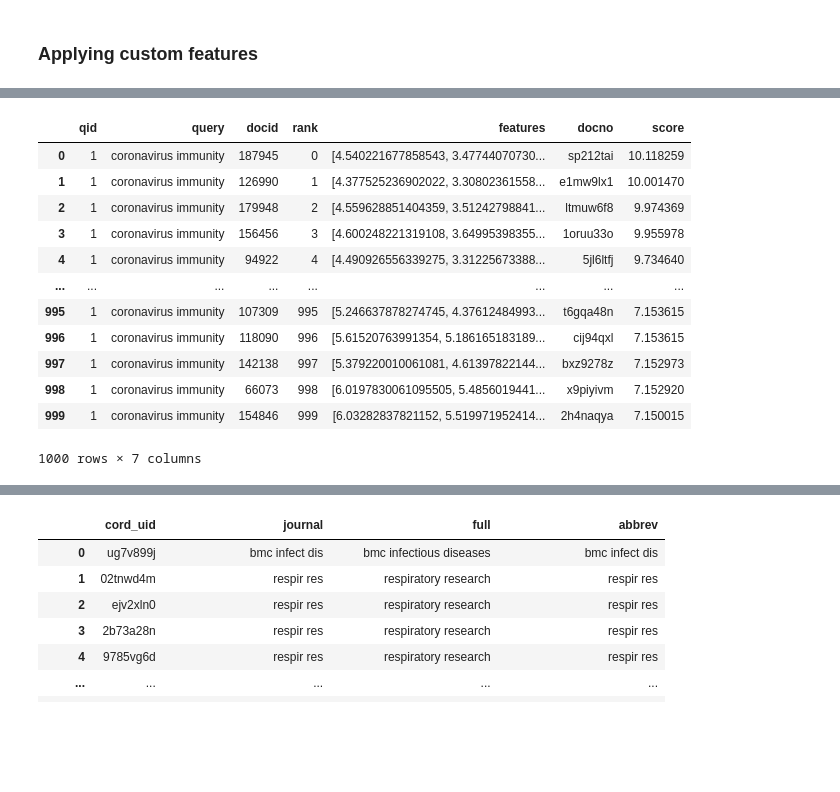
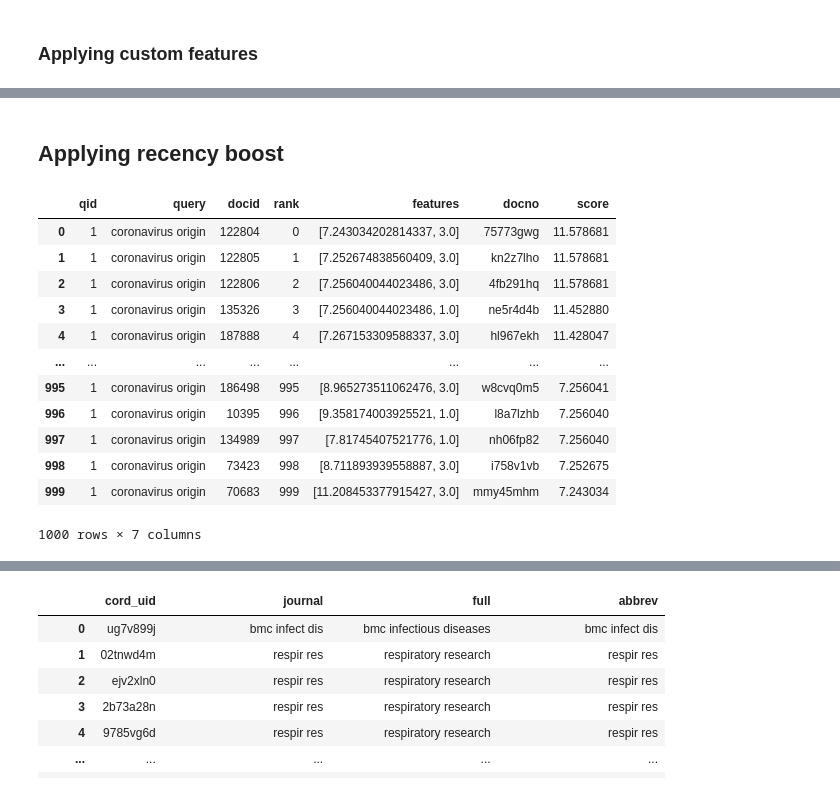
Before and after one commit to nicolasrehbach/WIR-Project, a Jupyter notebook: WIR_project.ipynb, the cells around one changed output, grey strips where cells are left out. Cells and saved outputs as stored; diff of their text form; code cells hidden in the pictures; blank space fills up the shorter version.

```diff
--- a/WIR_project.ipynb
+++ b/WIR_project.ipynb
@@ -330,9 +266,7 @@ Applying the Fastrank algorithm
 # %%
 train_request = fastrank.TrainRequest.coordinate_ascent()
 params = train_request.params
+train_request.measure = 'ndcg'
 params.init_random = True
 params.normalize = True
 params.seed = 1234567
-
-ca_pipe = fbr >> pt.ltr.apply_learned_model(train_request, form="fastrank")
-ca_pipe.fit(train_topics, qrels)
@@ -359,4 +273,27 @@ Applying Random Forest
+# %%
+train_request_forest = fastrank.TrainRequest.random_forest()
+params = train_request_forest.params
+train_request_forest.measure = 'ndcg'
+params.num_trees = 5
+params.feature_sampling_rate = 0.5
+params.instance_sampling_rate = 0.5
+params.seed = 1234567
 # %%
 rf = RandomForestRegressor(n_estimators= 300)
 rf_pipe = fbr >> pt.ltr.apply_learned_model(rf)
 rf_pipe.fit(train_topics, qrels)
+# %%
+lmart_x_pipe = fbr >> pt.ltr.apply_learned_model(lmart_x, form="ltr")
+lmart_x_pipe.fit(train_topics, train_qrels, validation_topics, validation_qrels)
+
+lmart_l_pipe = fbr >> pt.ltr.apply_learned_model(lmart_l, form="ltr")
+lmart_l_pipe.fit(train_topics, train_qrels, validation_topics, validation_qrels)
+
+rf_pipe = fbr >> pt.ltr.apply_learned_model(rf)
+rf_pipe.fit(train_topics, qrels)
+
+ca_pipe = fbr >> pt.ltr.apply_learned_model(train_request, form="fastrank")
+ca_pipe.fit(train_topics, qrels)
+
+fr_rf_pipe = fbr >> pt.ltr.apply_learned_model(train_request_forest, form="fastrank")
+fr_rf_pipe.fit(train_topics, qrels)
@@ -363,3 +336,5 @@ rf_pipe.fit(train_topics, qrels)
+# %% [markdown]
+## Applying recency boost
 # %%
 metadata['publish_year'] = pd.to_datetime(metadata['publish_time'])
 metadata['publish_year'] = metadata['publish_year'].dt.strftime('%Y')
@@ -371,7 +346,6 @@ metadata['publish_year_feature'] = 0
 metadata.loc[metadata['publish_year'] < 2019, 'publish_year_feature'] = 1
 metadata.loc[metadata['publish_year'] == 2019, 'publish_year_feature'] = 2
 metadata.loc[metadata['publish_year'] >= 2020, 'publish_year_feature'] = 3
-metadata.loc[metadata['publish_year'] >= 2021, 'publish_year_feature'] = 3
 # %%
 date_dict = {}
 
@@ -389,20 +363,20 @@ def _features(row):
 # %%
 p = fbr >> pt.apply.doc_features(_features)
 # %%
-p.transform("coronavirus immunity")
+p.transform("coronavirus origin")
 # %% [output]
 |  | qid | query | docid | rank | features | docno | score |
-| 0 | 1 | coronavirus immunity | 187945 | 0 | [4.540221677858543, 3.47744070730... | sp212tai | 10.118259 |
-| 1 | 1 | coronavirus immunity | 126990 | 1 | [4.377525236902022, 3.30802361558... | e1mw9lx1 | 10.001470 |
-| 2 | 1 | coronavirus immunity | 179948 | 2 | [4.559628851404359, 3.51242798841... | ltmuw6f8 | 9.974369 |
-| 3 | 1 | coronavirus immunity | 156456 | 3 | [4.600248221319108, 3.64995398355... | 1oruu33o | 9.955978 |
-| 4 | 1 | coronavirus immunity | 94922 | 4 | [4.490926556339275, 3.31225673388... | 5jl6ltfj | 9.734640 |
+| 0 | 1 | coronavirus origin | 122804 | 0 | [7.243034202814337, 3.0] | 75773gwg | 11.578681 |
+| 1 | 1 | coronavirus origin | 122805 | 1 | [7.252674838560409, 3.0] | kn2z7lho | 11.578681 |
+| 2 | 1 | coronavirus origin | 122806 | 2 | [7.256040044023486, 3.0] | 4fb291hq | 11.578681 |
+| 3 | 1 | coronavirus origin | 135326 | 3 | [7.256040044023486, 1.0] | ne5r4d4b | 11.452880 |
+| 4 | 1 | coronavirus origin | 187888 | 4 | [7.267153309588337, 3.0] | hl967ekh | 11.428047 |
 | ... | ... | ... | ... | ... | ... | ... | ... |
-| 995 | 1 | coronavirus immunity | 107309 | 995 | [5.246637878274745, 4.37612484993... | t6gqa48n | 7.153615 |
-| 996 | 1 | coronavirus immunity | 118090 | 996 | [5.61520763991354, 5.186165183189... | cij94qxl | 7.153615 |
-| 997 | 1 | coronavirus immunity | 142138 | 997 | [5.379220010061081, 4.61397822144... | bxz9278z | 7.152973 |
-| 998 | 1 | coronavirus immunity | 66073 | 998 | [6.0197830061095505, 5.4856019441... | x9piyivm | 7.152920 |
-| 999 | 1 | coronavirus immunity | 154846 | 999 | [6.03282837821152, 5.519971952414... | 2h4naqya | 7.150015 |
+| 995 | 1 | coronavirus origin | 186498 | 995 | [8.965273511062476, 3.0] | w8cvq0m5 | 7.256041 |
+| 996 | 1 | coronavirus origin | 10395 | 996 | [9.358174003925521, 1.0] | l8a7lzhb | 7.256040 |
+| 997 | 1 | coronavirus origin | 134989 | 997 | [7.81745407521776, 1.0] | nh06fp82 | 7.256040 |
+| 998 | 1 | coronavirus origin | 73423 | 998 | [8.711893939558887, 3.0] | i758v1vb | 7.252675 |
+| 999 | 1 | coronavirus origin | 70683 | 999 | [11.208453377915427, 3.0] | mmy45mhm | 7.243034 |
 1000 rows × 7 columns
 # %%
 lmart_x_pipe = fbr >> pt.apply.doc_features(_features) >> pt.ltr.apply_learned_model(lmart_x, form="ltr")
```
Also changed, not shown: parts of 110 cells of this notebook, 5 other files.
